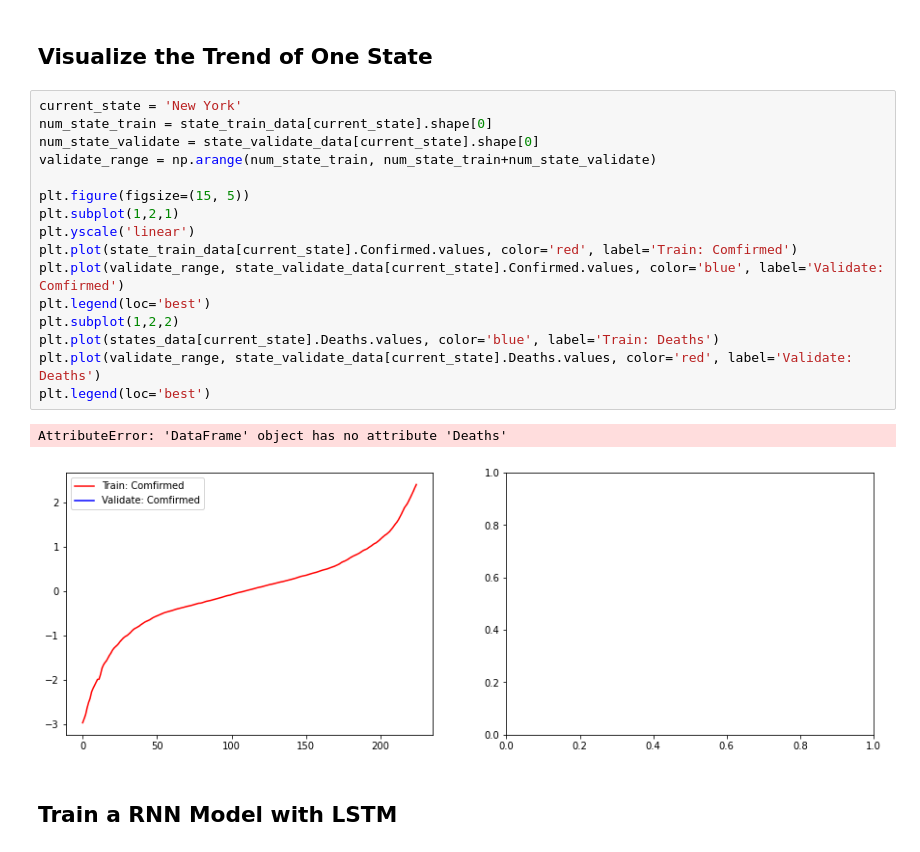
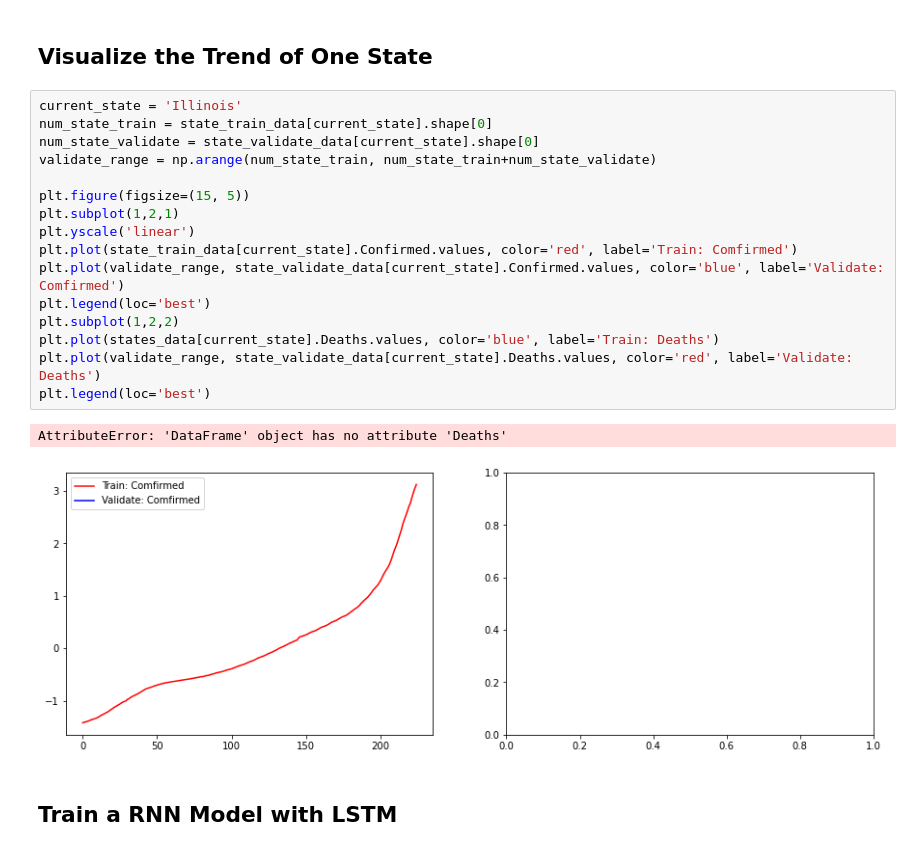
Before and after one commit to JackZhao98/COVID19-Prediction, a Jupyter notebook: RNN_LSTM.ipynb, the cells around one changed output. Saved outputs shown, nothing was run; the diff lists cells and outputs as text.

```diff
--- a/RNN_LSTM.ipynb
+++ b/RNN_LSTM.ipynb
@@ -121,24 +119,24 @@ for state in states_data.keys():
 # %% [markdown]
 ## Visualize the Trend of One State
 # %%
-current_state = 'New York'
+current_state = 'Illinois'
 num_state_train = state_train_data[current_state].shape[0]
 num_state_validate = state_validate_data[current_state].shape[0]
 validate_range = np.arange(num_state_train, num_state_train+num_state_validate)
 
 plt.figure(figsize=(15, 5))
 plt.subplot(1,2,1)
 plt.yscale('linear')
 plt.plot(state_train_data[current_state].Confirmed.values, color='red', label='Train: Comfirmed')
 plt.plot(validate_range, state_validate_data[current_state].Confirmed.values, color='blue', label='Validate: Comfirmed')
 plt.legend(loc='best')
 plt.subplot(1,2,2)
 plt.plot(states_data[current_state].Deaths.values, color='blue', label='Train: Deaths')
 plt.plot(validate_range, state_validate_data[current_state].Deaths.values, color='red', label='Validate: Deaths')
 plt.legend(loc='best')
 # %% [output]
 AttributeError: 'DataFrame' object has no attribute 'Deaths'
-[figure, old version]
+[figure, new version]
 # %% [markdown]
 ## Train a RNN Model with LSTM
 # %%
```
Also changed, not shown: parts of 15 cells of this notebook.
